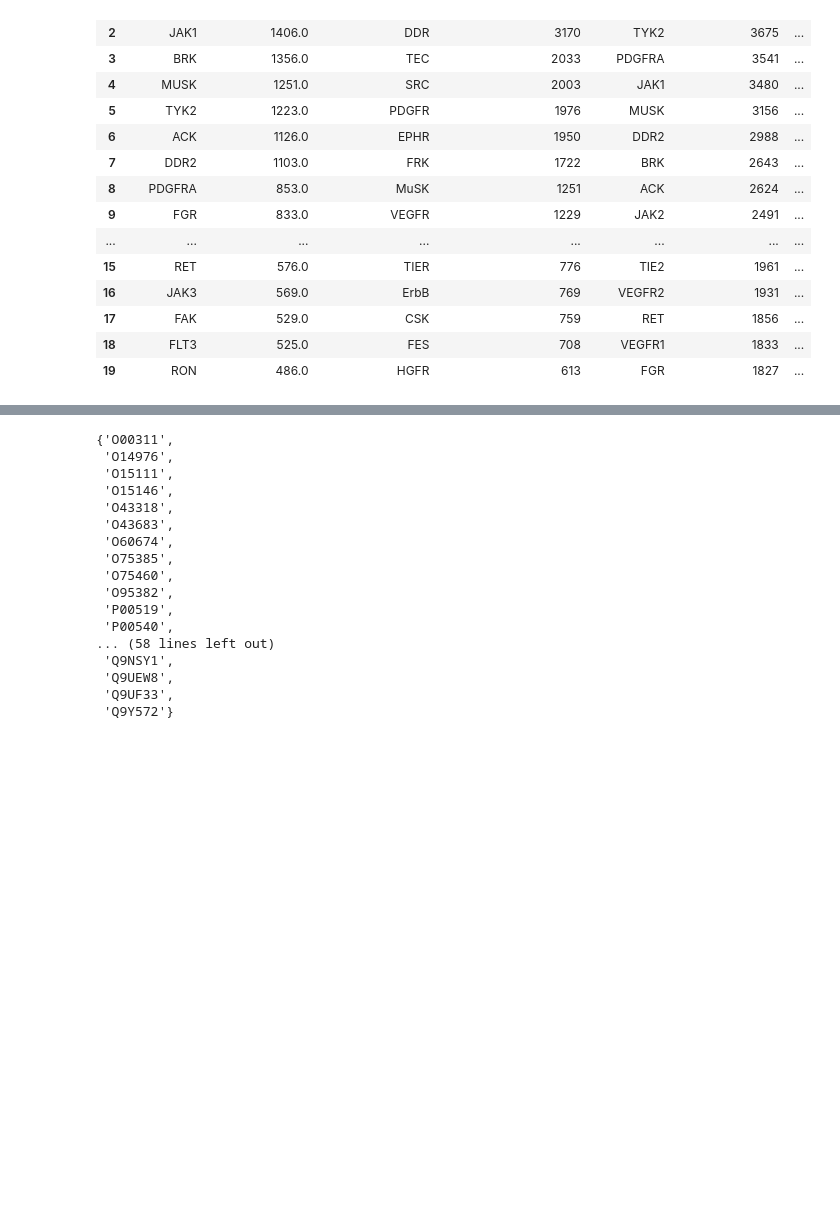
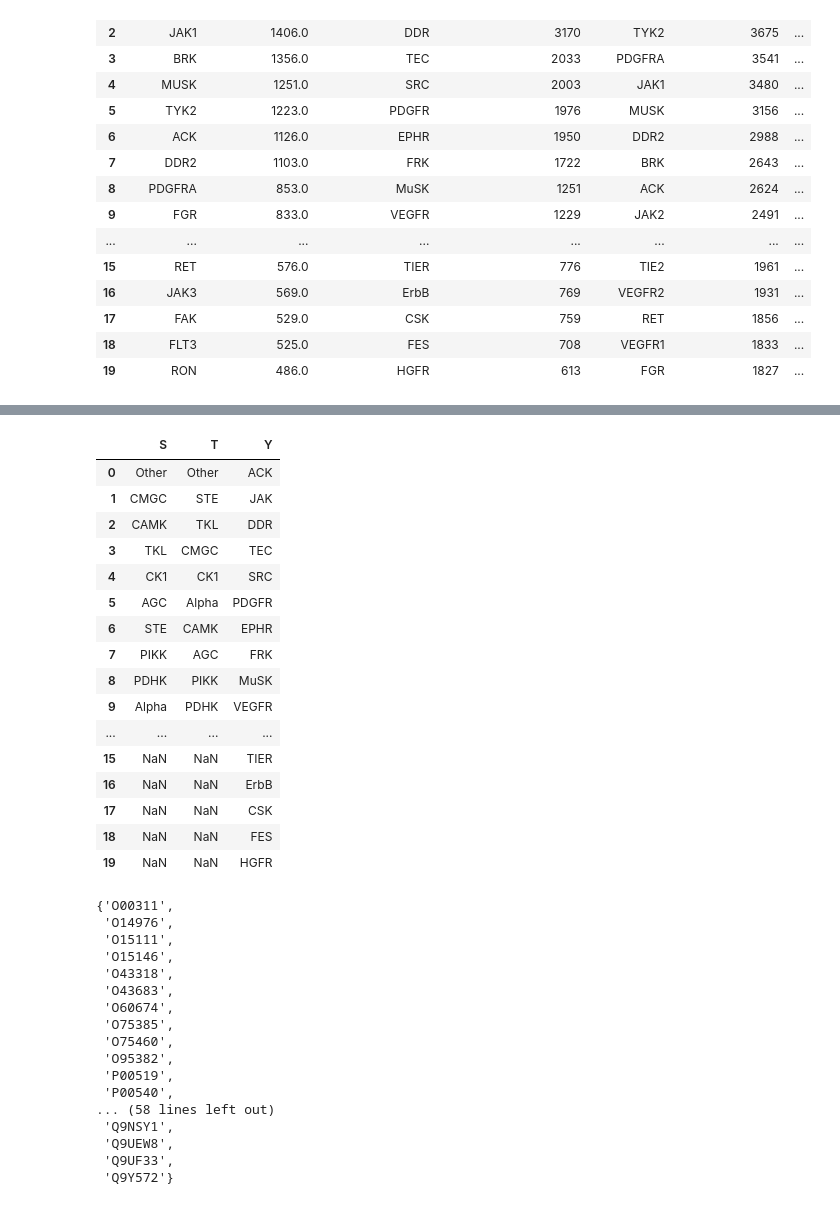
Before and after one commit to nexuso1/bio-research, a Jupyter notebook: notebooks/kinase_prep.ipynb, the cells around one changed output, grey strips where cells are left out. Saved outputs shown, nothing was run; the diff lists cells and outputs as text; code cells hidden in the pictures; blank space fills up the shorter version.

```diff
--- a/notebooks/kinase_prep.ipynb
+++ b/notebooks/kinase_prep.ipynb
@@ -353,0 +356,16 @@ top
+# %%
+reindexed_ki = kinase_info.set_index('UNIPROT_ID')
+main_col = 'kinase_top1_id'
+family_table = pd.DataFrame()
+for r in residues:
+    print(r)
+    print('-----')
+    top_group = pd.read_csv(f'../data/kinase_groups_{r}.csv')
+    family_table[r] = top_group['kinase_group_top1']
+    top_kinase = pd.read_csv(f'../data/kinases_{r}.csv')
+    # Needs to be done because there are some duplicated ids in the data
+    joined = kinase_info.join(top_kinase.set_index(main_col), on='UNIPROT_ID', how='right').drop_duplicates('UNIPROT_ID')
+    print(joined[['UNIPROT_ID', 'KINASE', 'TYPE', 'SUBTYPE', 'FAMILY']])
+
+    print('----')
+    print()
@@ -354,3 +390,23 @@ top
+# %%
+family_table
+# %% [output]
+|  | S | T | Y |
+| 0 | Other | Other | ACK |
+| 1 | CMGC | STE | JAK |
+| 2 | CAMK | TKL | DDR |
+| 3 | TKL | CMGC | TEC |
+| 4 | CK1 | CK1 | SRC |
+| 5 | AGC | Alpha | PDGFR |
+| 6 | STE | CAMK | EPHR |
+| 7 | PIKK | AGC | FRK |
+| 8 | PDHK | PIKK | MuSK |
+| 9 | Alpha | PDHK | VEGFR |
+| ... | ... | ... | ... |
+| 15 | NaN | NaN | TIER |
+| 16 | NaN | NaN | ErbB |
+| 17 | NaN | NaN | CSK |
+| 18 | NaN | NaN | FES |
+| 19 | NaN | NaN | HGFR |
 # %%
 kinase_ids
 # %% [output]
```
Also changed, not shown: parts of 6 cells of this notebook, 24 other files.
